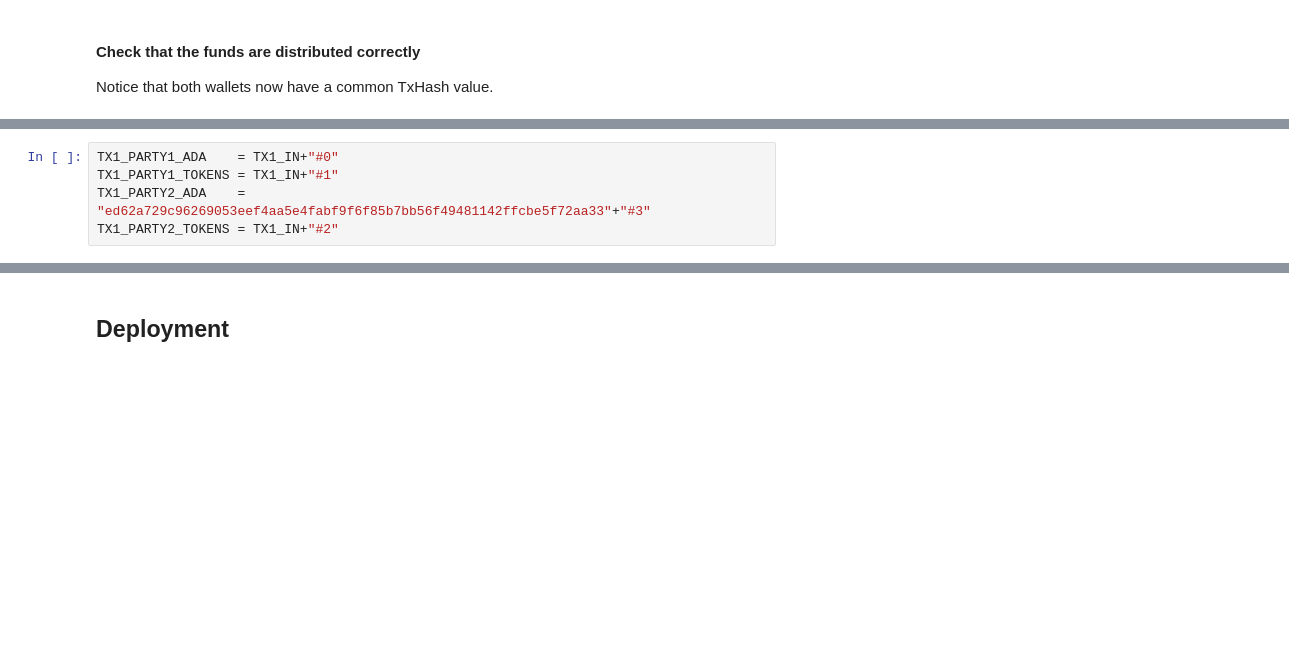
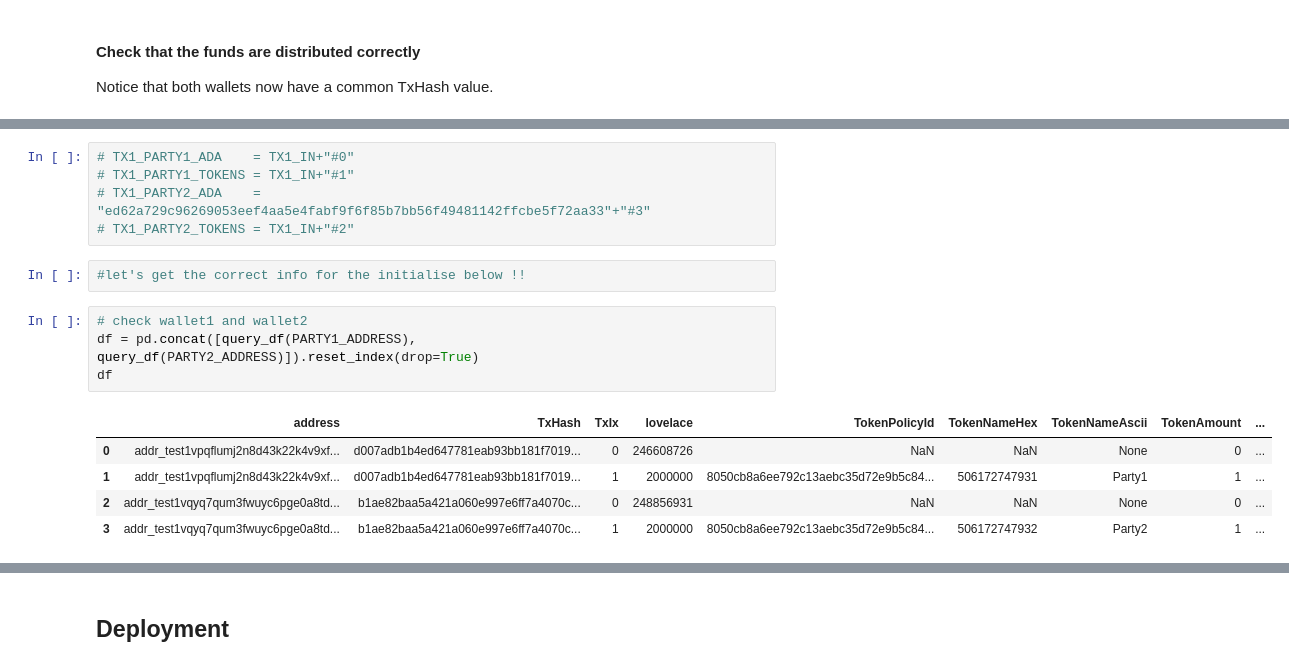
Before and after one commit to littlefish-foundation/cardano-contracts-cookbook, a Jupyter notebook: code/notebooks/howto_cardano_swap_contract.ipynb, the cells around one changed output, grey strips where cells are left out. Saved outputs shown, nothing was run; the diff lists cells and outputs as text; blank space fills up the shorter version.

```diff
--- a/code/notebooks/howto_cardano_swap_contract.ipynb
+++ b/code/notebooks/howto_cardano_swap_contract.ipynb
@@ -1043,5 +1815,17 @@ pd.concat([query_df(PARTY1_ADDRESS), query_df(PARTY2_ADDRESS)]).reset_index(drop
 # %%
-TX1_PARTY1_ADA    = TX1_IN+"#0"
-TX1_PARTY1_TOKENS = TX1_IN+"#1"
-TX1_PARTY2_ADA    = "ed62a729c96269053eef4aa5e4fabf9f6f85b7bb56f49481142ffcbe5f72aa33"+"#3"
-TX1_PARTY2_TOKENS = TX1_IN+"#2"
+# TX1_PARTY1_ADA    = TX1_IN+"#0"
+# TX1_PARTY1_TOKENS = TX1_IN+"#1"
+# TX1_PARTY2_ADA    = "ed62a729c96269053eef4aa5e4fabf9f6f85b7bb56f49481142ffcbe5f72aa33"+"#3"
+# TX1_PARTY2_TOKENS = TX1_IN+"#2"
+# %%
+#let's get the correct info for the initialise below !!
+# %%
+# check wallet1 and wallet2
+df = pd.concat([query_df(PARTY1_ADDRESS), query_df(PARTY2_ADDRESS)]).reset_index(drop=True)
+df
+# %% [output]
+|  | address | TxHash | TxIx | lovelace | TokenPolicyId | TokenNameHex | TokenNameAscii | TokenAmount | ... |
+| 0 | addr_test1vpqflumj2n8d43k22k4v9xf... | d007adb1b4ed647781eab93bb181f7019... | 0 | 246608726 | NaN | NaN | None | 0 | ... |
+| 1 | addr_test1vpqflumj2n8d43k22k4v9xf... | d007adb1b4ed647781eab93bb181f7019... | 1 | 2000000 | 8050cb8a6ee792c13aebc35d72e9b5c84... | 506172747931 | Party1 | 1 | ... |
+| 2 | addr_test1vqyq7qum3fwuyc6pge0a8td... | b1ae82baa5a421a060e997e6ff7a4070c... | 0 | 248856931 | NaN | NaN | None | 0 | ... |
+| 3 | addr_test1vqyq7qum3fwuyc6pge0a8td... | b1ae82baa5a421a060e997e6ff7a4070c... | 1 | 2000000 | 8050cb8a6ee792c13aebc35d72e9b5c84... | 506172747932 | Party2 | 1 | ... |
```
Also changed, not shown: parts of 212 cells of this notebook.
